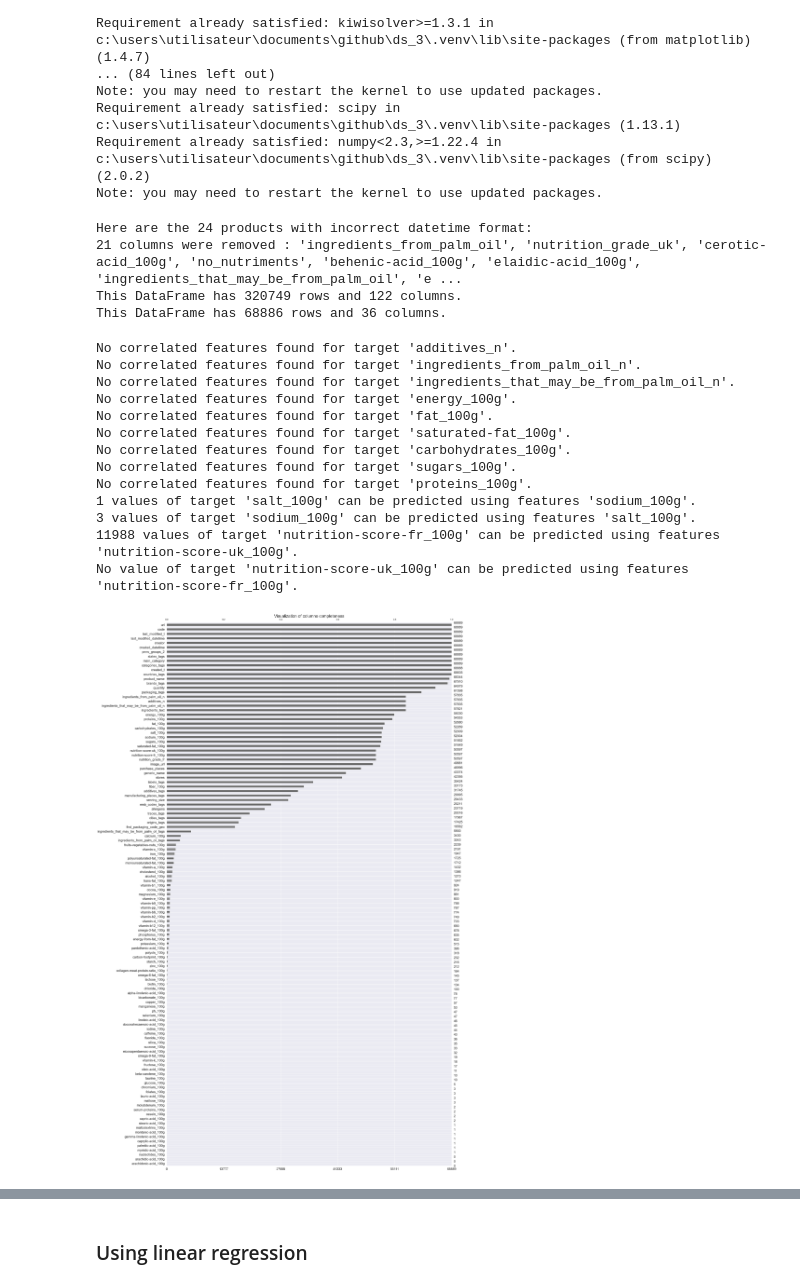
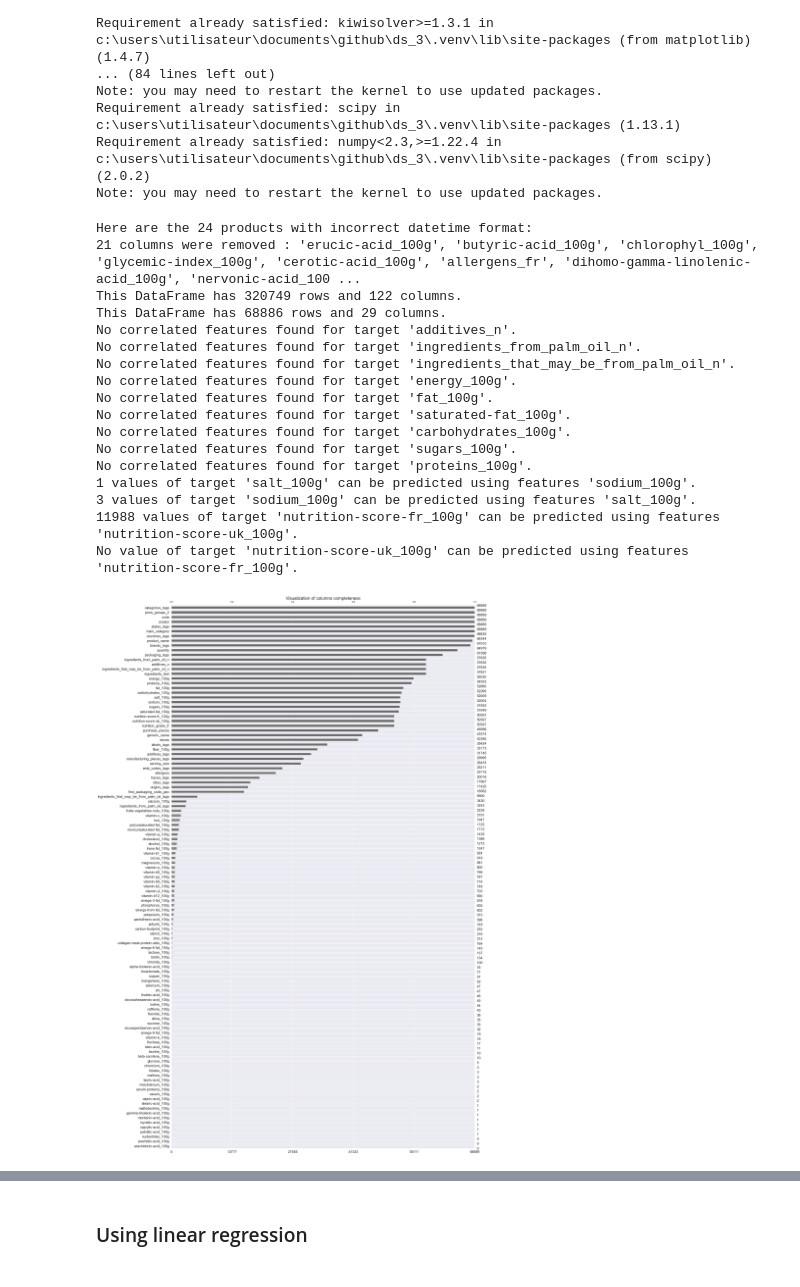
Before and after one commit to Unipto/DS_3, a Jupyter notebook: Preparez_des_donnees_pour_un_organisme_de_sante_publiques_CARRE_MAXIME/CARRE_MAXIME_1_notebook_test.ipynb, the cells around one changed output, grey strips where cells are left out. Drawn from its saved outputs; the diff is of its cells as text; code cells hidden in the pictures.

```diff
--- a/Preparez_des_donnees_pour_un_organisme_de_sante_publiques_CARRE_MAXIME/CARRE_MAXIME_1_notebook_test.ipynb
+++ b/Preparez_des_donnees_pour_un_organisme_de_sante_publiques_CARRE_MAXIME/CARRE_MAXIME_1_notebook_test.ipynb
@@ -320,7 +322,7 @@ def filter_to_keep_relevant_features(df: pd.DataFrame, target:str, visualize:boo
     features_data = filtered_products.drop(columns=target)
 
     # Define columns that will be irrelevant no matter what target is choosen.
-    always_irrelevant_columns = ["code", "url", "last_modified_datetime", "last_modified_t", "created_datetime", "created_t", "image_url"]
+    always_irrelevant_columns = ["url", "last_modified_datetime", "last_modified_t", "created_datetime", "created_t", "image_url"]
 
     features_data.drop(columns=always_irrelevant_columns, inplace=True)
 
@@ -331,7 +333,7 @@ def filter_to_keep_relevant_features(df: pd.DataFrame, target:str, visualize:boo
     relevant_features_data = features_data[features_data.columns[features_data.notna().mean() > 0.5]]
 
     # Remove duplicates (i.e. products with the same code, because even though they have different urls, those all redirect to the same page of the same product.)
-    return relevant_features_data.drop_duplicates(subset=["code"])
+    return relevant_features_data.drop_duplicates(subset=["code"]).drop(columns="code")
 
 
 filtered_data = filter_to_keep_relevant_features(df=products, target="pnns_groups_1", visualize=True)
@@ -453,8 +455,8 @@ def formatCountry(s:str, translator:Translator=translator):
 
 countries_df = pd.read_csv('countries_mapping_suggestions.csv', sep= ';')
 
-countries_df.loc[countries_df["initial"] == "en:soviet-union", 'formatted'] = getCountry("Russia")[0]
-countries_df.loc[countries_df["initial"] == "other-العراق", 'formatted'] = getCountry("العراق")[0]
+countries_df.loc[countries_df["initial"] == "en:soviet-union", 'formatted'] = "Russia"
+countries_df.loc[countries_df["initial"] == "other-العراق", 'formatted'] = "Iraq"
 countries_df.loc[countries_df["initial"] == "en:gulf-countries", 'formatted'] = "United Arab Emirates"
 countries_df.loc[countries_df["initial"] == "en:republique-de-chine", 'formatted'] = "China"
 countries_df.loc[countries_df["initial"] == "other-turquie", 'formatted'] = "Turkey"
@@ -647,49 +649,49 @@ def impute_using_linreg(df:pd.DataFrame, target:str, threshold:float, visualize:
             ax.set_title(f"Illustration of the correlation between '{corr_feature}' and '{target}'")
             sns.regplot(data=df, x=corr_feature, y=target, ci=None, ax=ax)
 
     missing_target_data = df.loc[df[target].isna() & df[correlated_features].notna().all(axis=1)]
     train_data = df.loc[df[target].notna() & df[correlated_features].notna().all(axis=1)]
 
     el_to_predict_cnt = missing_target_data.shape[0]
     if el_to_predict_cnt == 0:
         print(f"""No value of target '{target}' can be predicted using features '{"', '".join(correlated_features)}'.""")
         return
 
     print(f"""{el_to_predict_cnt} values of target '{target}' can be predicted using features '{"', '".join(correlated_features)}'.""")
 
     # Prepare training data
     X_train = train_data[correlated_features]
     y_train = train_data[target]
 
     # Train the regression model
     model = LinearRegression(positive=True)
     model.fit(X_train, y_train)
 
     # Predict missing values
     X_missing = missing_target_data[correlated_features]
     df.loc[df[target].isna() & df[correlated_features].notna().all(axis=1), target] = model.predict(X_missing)
 
 for col in filtered_data.select_dtypes(include=np.number).columns:
     impute_using_linreg(df=filtered_data, target=col, threshold=0.9, visualize=True)
 # %% [output]
 Here are the 24 products with incorrect datetime format:
-21 columns were removed : 'ingredients_from_palm_oil', 'nutrition_grade_uk', 'cerotic-acid_100g', 'no_nutriments', 'behenic-acid_100g', 'elaidic-acid_100g', 'ingredients_that_may_be_from_palm_oil', 'e ...
+21 columns were removed : 'erucic-acid_100g', 'butyric-acid_100g', 'chlorophyl_100g', 'glycemic-index_100g', 'cerotic-acid_100g', 'allergens_fr', 'dihomo-gamma-linolenic-acid_100g', 'nervonic-acid_100 ...
 This DataFrame has 320749 rows and 122 columns.
-This DataFrame has 68886 rows and 36 columns.
+This DataFrame has 68886 rows and 29 columns.
+No correlated features found for target 'additives_n'.
+No correlated features found for target 'ingredients_from_palm_oil_n'.
+No correlated features found for target 'ingredients_that_may_be_from_palm_oil_n'.
+No correlated features found for target 'energy_100g'.
+No correlated features found for target 'fat_100g'.
+No correlated features found for target 'saturated-fat_100g'.
+No correlated features found for target 'carbohydrates_100g'.
+No correlated features found for target 'sugars_100g'.
+No correlated features found for target 'proteins_100g'.
+1 values of target 'salt_100g' can be predicted using features 'sodium_100g'.
+3 values of target 'sodium_100g' can be predicted using features 'salt_100g'.
+11988 values of target 'nutrition-score-fr_100g' can be predicted using features 'nutrition-score-uk_100g'.
+No value of target 'nutrition-score-uk_100g' can be predicted using features 'nutrition-score-fr_100g'.
-No correlated features found for target 'additives_n'.
-No correlated features found for target 'ingredients_from_palm_oil_n'.
-No correlated features found for target 'ingredients_that_may_be_from_palm_oil_n'.
-No correlated features found for target 'energy_100g'.
-No correlated features found for target 'fat_100g'.
-No correlated features found for target 'saturated-fat_100g'.
-No correlated features found for target 'carbohydrates_100g'.
-No correlated features found for target 'sugars_100g'.
-No correlated features found for target 'proteins_100g'.
-1 values of target 'salt_100g' can be predicted using features 'sodium_100g'.
-3 values of target 'sodium_100g' can be predicted using features 'salt_100g'.
-11988 values of target 'nutrition-score-fr_100g' can be predicted using features 'nutrition-score-uk_100g'.
-No value of target 'nutrition-score-uk_100g' can be predicted using features 'nutrition-score-fr_100g'.
-[figure, old version]
+[figure, new version]
 [figure]
 [figure]
 [figure]
```
Also changed, not shown: parts of 12 cells of this notebook, 1 other file.
